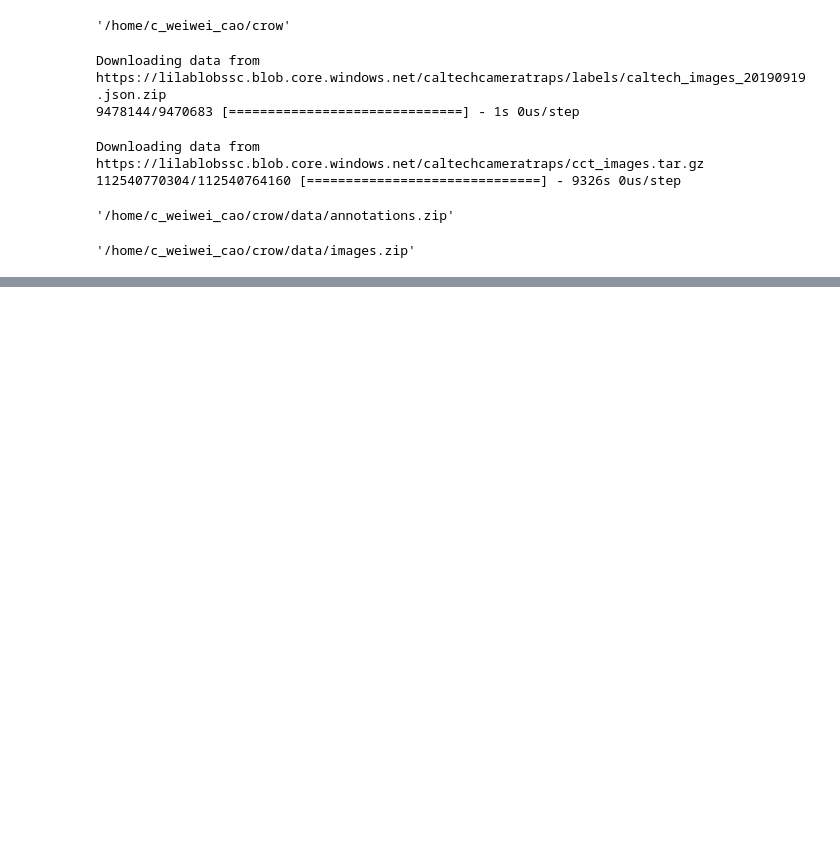
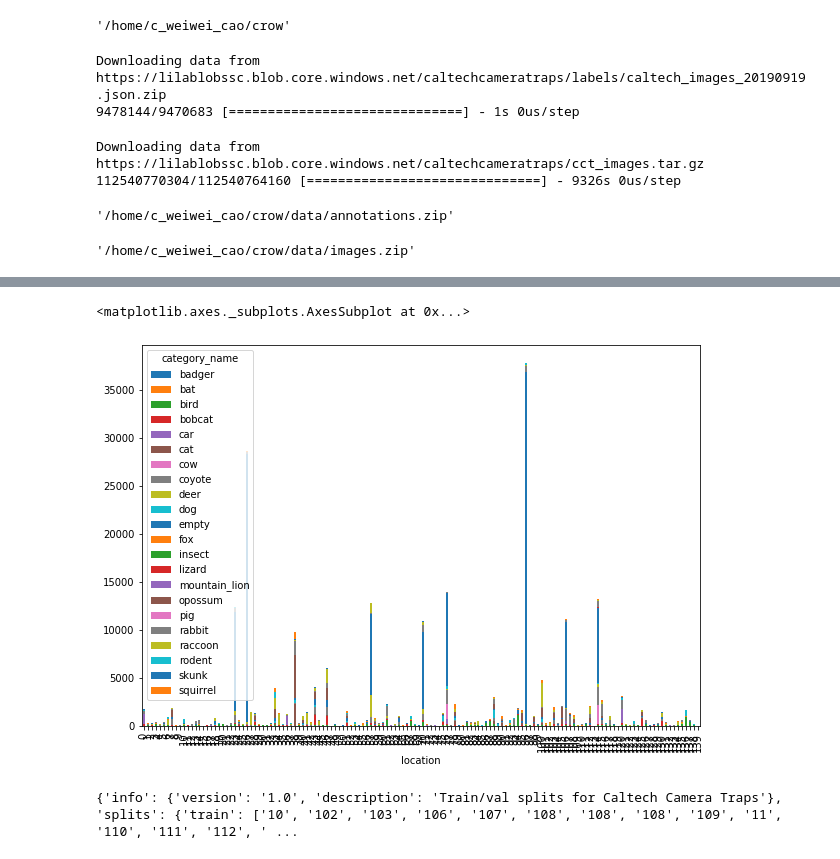
Before and after one commit to vivekmids/crow, a Jupyter notebook: baseline_models.ipynb, the cells around one changed output, grey strips where cells are left out. Drawn from its saved outputs; the diff is of its cells as text; code cells hidden in the pictures; blank space fills up the shorter version.

```diff
--- a/baseline_models.ipynb
+++ b/baseline_models.ipynb
@@ -77,0 +246,5 @@ Downloading data from https://lilablobssc.blob.core.windows.net/caltechcameratra
+# %%
+loc2 = image_df_annot.groupby(['location', 'category_name']).image_id.count()
+# %%
+loc2.reset_index().sort_values(by=['location','category_name'])
+loc3 = pd.DataFrame(loc2).reset_index()
@@ -77,0 +260,13 @@ Downloading data from https://lilablobssc.blob.core.windows.net/caltechcameratra
+# %%
+loc_pivot = loc3.pivot(index='location', columns='category_name', values='image_id')
+# %%
+loc_pivot.plot.bar(stacked=True, figsize=(10,7))
+# %% [output]
+<matplotlib.axes._subplots.AxesSubplot at 0x...>
+[figure, added]
+# %%
+url = 'https://lilablobssc.blob.core.windows.net/caltechcameratraps/CaltechCameraTrapsSplits_v0.json'
+split = requests.get(url).json()
+print(split)
+# %% [output]
+{'info': {'version': '1.0', 'description': 'Train/val splits for Caltech Camera Traps'}, 'splits': {'train': ['10', '102', '103', '106', '107', '108', '108', '108', '109', '11', '110', '111', '112', ' ...
```
Also changed, not shown: parts of 37 cells of this notebook, 1 other file.
